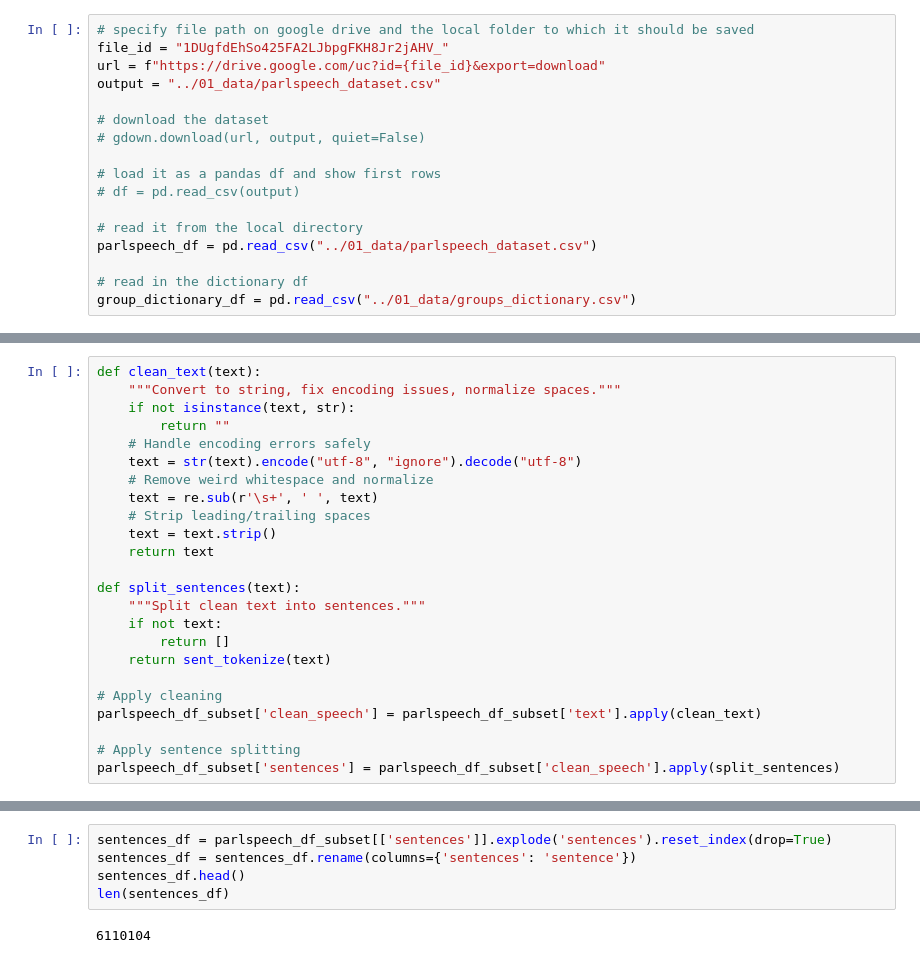
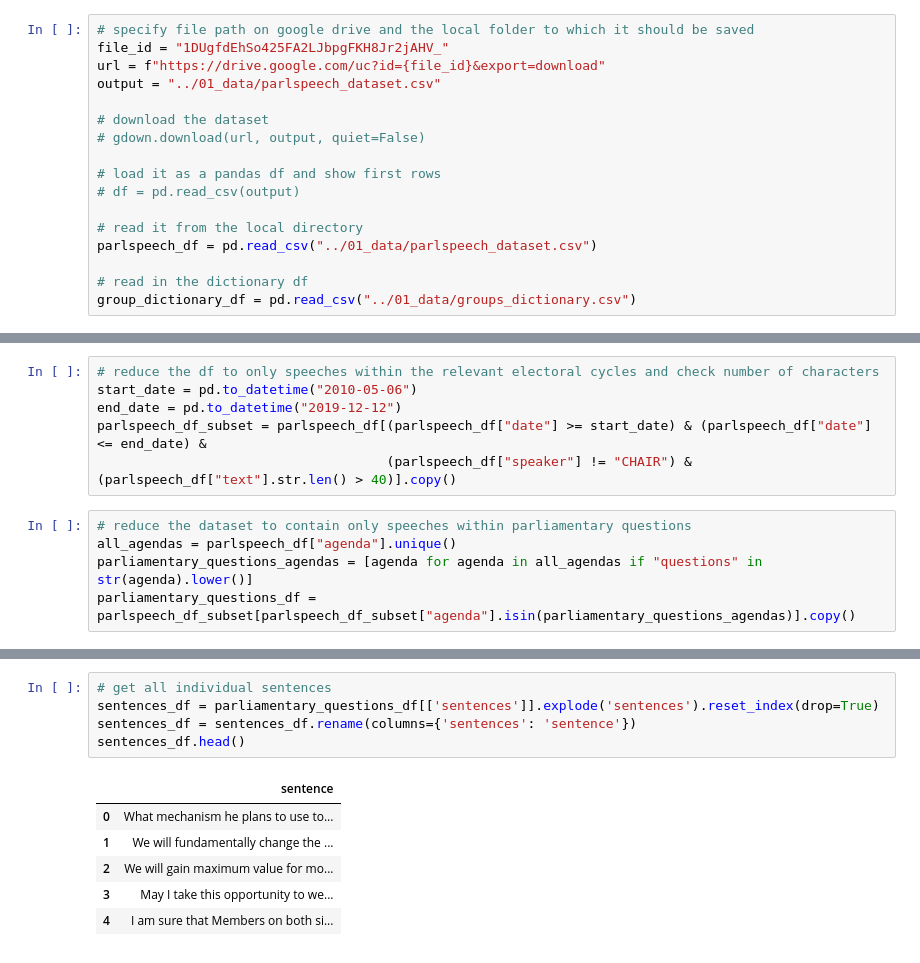
Before and after one commit to MaximilianWeiland/Master_Thesis, a Jupyter notebook: 03_preprocessing/preprocessing.ipynb, the cells around one changed output, grey strips where cells are left out. Drawn from its saved outputs; the diff is of its cells as text.

```diff
--- a/02_preprocessing/preprocessing.ipynb
+++ b/03_preprocessing/preprocessing.ipynb
@@ -62,24 +58,11 @@ parlspeech_df_subset = parlspeech_df[parlspeech_df["year"] >= 2010].copy()
-# %%
-def clean_text(text):
-    """Convert to string, fix encoding issues, normalize spaces."""
-    if not isinstance(text, str):
-        return ""
-    # Handle encoding errors safely
-    text = str(text).encode("utf-8", "ignore").decode("utf-8")
-    # Remove weird whitespace and normalize
-    text = re.sub(r'\s+', ' ', text)
-    # Strip leading/trailing spaces
-    text = text.strip()
-    return text
-
-def split_sentences(text):
-    """Split clean text into sentences."""
-    if not text:
-        return []
-    return sent_tokenize(text)
-
-# Apply cleaning
-parlspeech_df_subset['clean_speech'] = parlspeech_df_subset['text'].apply(clean_text)
-
-# Apply sentence splitting
-parlspeech_df_subset['sentences'] = parlspeech_df_subset['clean_speech'].apply(split_sentences)
+# %%
+# reduce the df to only speeches within the relevant electoral cycles and check number of characters
+start_date = pd.to_datetime("2010-05-06")
+end_date = pd.to_datetime("2019-12-12")
+parlspeech_df_subset = parlspeech_df[(parlspeech_df["date"] >= start_date) & (parlspeech_df["date"] <= end_date) &
+                                     (parlspeech_df["speaker"] != "CHAIR") & (parlspeech_df["text"].str.len() > 40)].copy()
+# %%
+# reduce the dataset to contain only speeches within parliamentary questions
+all_agendas = parlspeech_df["agenda"].unique()
+parliamentary_questions_agendas = [agenda for agenda in all_agendas if "questions" in str(agenda).lower()]
+parliamentary_questions_df = parlspeech_df_subset[parlspeech_df_subset["agenda"].isin(parliamentary_questions_agendas)].copy()
@@ -86,7 +115,12 @@ parlspeech_df_subset['sentences'] = parlspeech_df_subset['clean_speech'].apply(s
 # %%
-sentences_df = parlspeech_df_subset[['sentences']].explode('sentences').reset_index(drop=True)
+# get all individual sentences
+sentences_df = parliamentary_questions_df[['sentences']].explode('sentences').reset_index(drop=True)
 sentences_df = sentences_df.rename(columns={'sentences': 'sentence'})
 sentences_df.head()
-len(sentences_df)
 # %% [output]
-6110104
+|  | sentence |
+| 0 | What mechanism he plans to use to... |
+| 1 | We will fundamentally change the ... |
+| 2 | We will gain maximum value for mo... |
+| 3 | May I take this opportunity to we... |
+| 4 | I am sure that Members on both si... |
```
Also changed, not shown: parts of 13 cells of this notebook, 8 other files.
